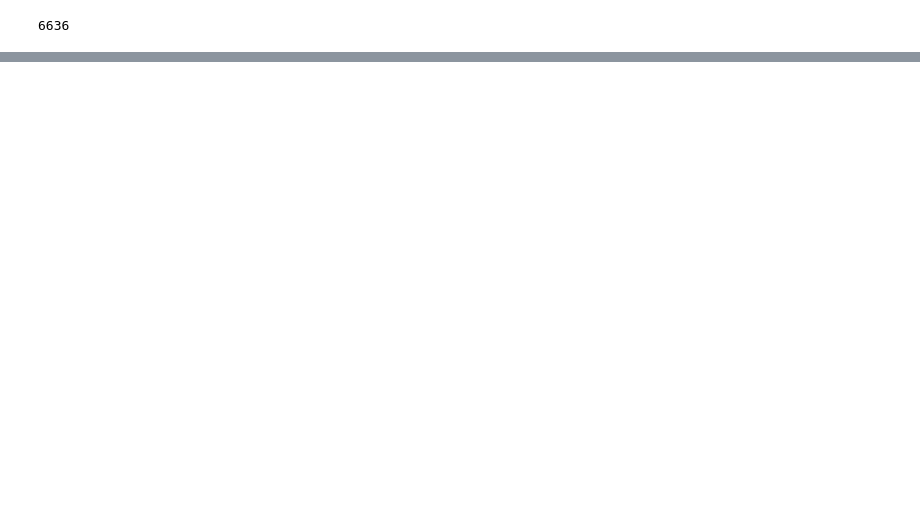
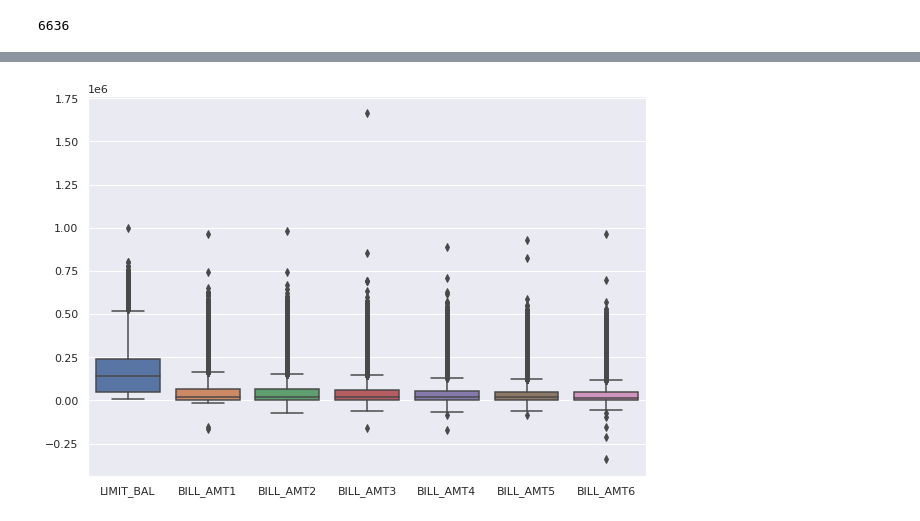
Before and after one commit to tushwagh/Credit-Card-Default-Prediction, a Jupyter notebook: Credit_Card_Default_Prediction_Capstone_Project.ipynb, the cells around one changed output, grey strips where cells are left out. Cells and saved outputs as stored; diff of their text form; code cells hidden in the pictures; blank space fills up the shorter version.

```diff
--- a/Credit_Card_Default_Prediction_Capstone_Project.ipynb
+++ b/Credit_Card_Default_Prediction_Capstone_Project.ipynb
@@ -289,0 +320,8 @@ df.default.sum()
+# %%
+# Boxplot for Bill_Amt vs Limit_bal
+
+plt.figure(figsize=(10,7))
+sns.boxplot(data=df[['LIMIT_BAL','BILL_AMT1', 'BILL_AMT2','BILL_AMT3', 'BILL_AMT4', 'BILL_AMT5', 'BILL_AMT6']])
+plt.show()
+# %% [output]
+[figure, added]
```
Also changed, not shown: parts of 29 cells of this notebook.
